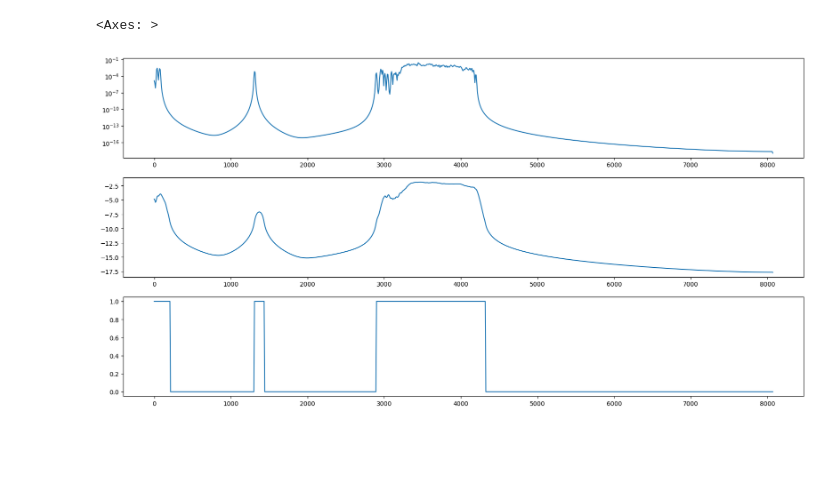
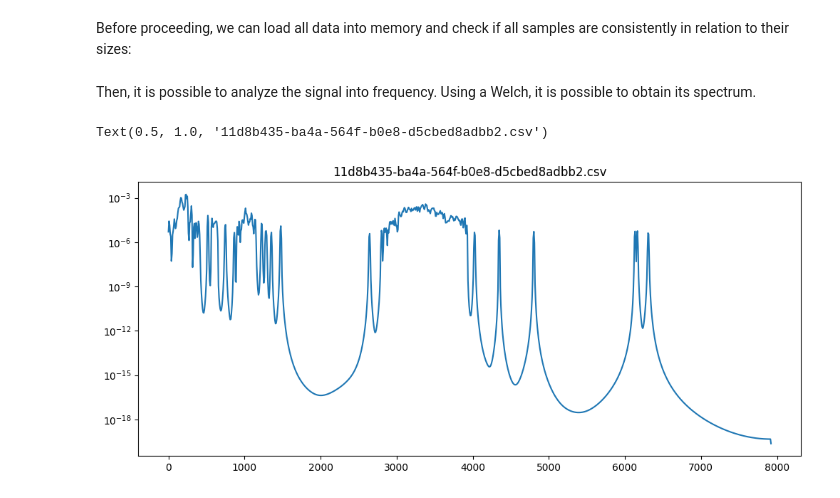
Before and after one commit to pyKuga/TRACTIAN, a Jupyter notebook: part2.ipynb, the cells around one changed output. Cells and saved outputs as stored; diff of their text form; code cells hidden in the pictures; blank space fills up the shorter version.

```diff
--- a/part2.ipynb
+++ b/part2.ipynb
@@ -15,30 +65,30 @@ from typing import List
+# %% [markdown]
+Before proceeding, we can load all data into memory and check if all samples are consistently in relation to their sizes:
+# %%
+dataDict = {file: pd.read_csv(path + file) for file in files}
+
+data = dataDict[files[0]]
+for file in dataDict:
+    dataImported = dataDict[file]
+    if(dataImported.shape != data.shape):
+        print(file + "not consistent.")
+    data = dataImported
+# %% [markdown]
+Then, it is possible to analyze the signal into frequency. Using a Welch, it is possible to obtain its spectrum.
 # %%
-path = "./part_2/"
-files = os.listdir(path)
+dataName = files[0]
 
-data = pd.read_csv(path+files[10])
+data = dataDict[dataName]
 
-fs = data.shape[0] / data["t"].max()          # taxa de amostragem
+fs = data.shape[0] / data["t"].max() #sample rate
+
+#in this case, nperseg and overlap where choosen to be with a greater resolution, since we want to locate the carpet. flattop window was used, but did not showed the carpet.
 f, Pxx = signal.welch(data["data"].to_numpy(), fs=fs, window='hann', nperseg=2048, noverlap=1024, scaling='density')
 
 Pxx = pd.Series(Pxx,index=f)
 
-fig,axs = plt.subplots(3,1,figsize=(20,10))
-w = 16
-
-axs[0].semilogy(f,Pxx)
-
-loggedSignal = Pxx.apply(np.log10)
-
-
-
-smoothedW = loggedSignal.rolling(min_periods=1,window=w).mean()
-smoothedW.plot(ax=axs[1])
-
-overPeaks = loggedSignal.loc[loggedSignal > loggedSignal.mean() + loggedSignal.std()]
-
-carpets = ((smoothedW > (loggedSignal.mean() + loggedSignal.std() - overPeaks.std()))*1)
-carpets.plot(ax=axs[2])
+Pxx.plot(logy=True,figsize=(12,5))
+plt.title(dataName)
 # %% [output]
-<Axes: >
+Text(0.5, 1.0, '11d8b435-ba4a-564f-b0e8-d5cbed8adbb2.csv')
-[figure, old version]
+[figure, new version]
```
Also changed, not shown: parts of 20 cells of this notebook, 1 other file.
